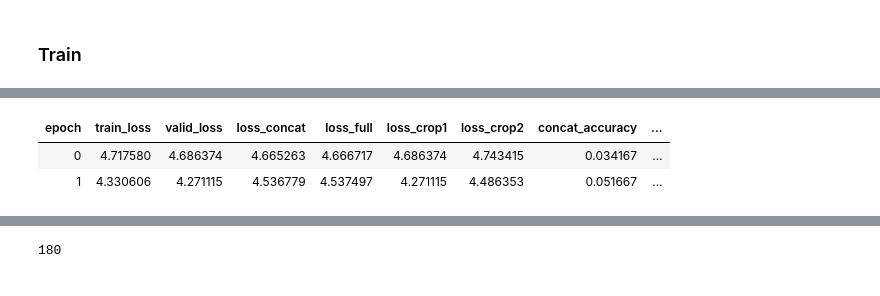
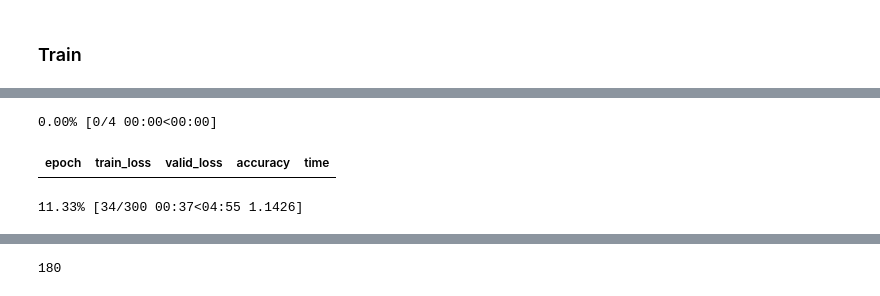
Before and after one commit to KeremTurgutlu/fgvc, a Jupyter notebook: stanford_dog/06- multi_crop_model_poolingnms_v2.ipynb, the cells around one changed output, grey strips where cells are left out. Saved outputs shown, nothing was run; the diff lists cells and outputs as text; code cells hidden in the pictures.

```diff
--- a/stanford_dog/06- multi_crop_model_poolingnms_v2.ipynb
+++ b/stanford_dog/06- multi_crop_model_poolingnms_v2.ipynb
@@ -438,8 +415,6 @@ class CollectImages(Callback):
 # torch.autograd.set_detect_anomaly(True)
 # %%
 def model_splitter(m): return L(m.full_image_encoder,
-                                m.crop_image_encoder,
-                                m.final_block,
                                 m.norm,
                                 m.classifier).map(params)
 # %%
@@ -469,11 +444,11 @@ metrics = loss_metrics + [concat_accuracy, full_accuracy, crop1_accuracy, crop2_
+# %%
+metrics = accuracy
+loss_func = LabelSmoothingCrossEntropyFlat(0.1)
 # %%
-mcvit_model = MultiCropViT(pretrained_vit_encoder)
+mcvit_model = MultiCropViTV2(pretrained_vit_encoder)
 # %%
 cbs = [CollectImages()]
-# cbs = []
-# if WANDB: cbs += [WandbCallback(log_preds=False,log_model=False)]
-learn = Learner(dls, mcvit_model, opt_func=ranger, cbs=cbs, metrics=metrics,
-                loss_func=MultiCropLoss(LabelSmoothingCrossEntropyFlat(0.1)), splitter=model_splitter)
+learn = Learner(dls, mcvit_model, opt_func=ranger, cbs=cbs, metrics=metrics, loss_func=loss_func, splitter=model_splitter)
 learn.to_fp16();
 # %%
 epochs = 2
@@ -488,6 +462,8 @@ SuggestedLRs(lr_min=0.04365158379077912, lr_steep=0.3630780577659607)
 # %%
-learn.fit_one_cycle(epochs, lr_max=(lr), pct_start=0.5)
+lr /= 3
+learn.unfreeze()
+learn.fit_one_cycle(int(epochs**2), lr_max=lr, pct_start=0.5)
 # %% [output]
+0.00% [0/4 00:00<00:00]
-| epoch | train_loss | valid_loss | loss_concat | loss_full | loss_crop1 | loss_crop2 | concat_accuracy | ... |
-| 0 | 4.717580 | 4.686374 | 4.665263 | 4.666717 | 4.686374 | 4.743415 | 0.034167 | ... |
-| 1 | 4.330606 | 4.271115 | 4.536779 | 4.537497 | 4.271115 | 4.486353 | 0.051667 | ... |
+| epoch | train_loss | valid_loss | accuracy | time |
+11.33% [34/300 00:37<04:55 1.1426]
```
Also changed, not shown: parts of 25 cells of this notebook.
